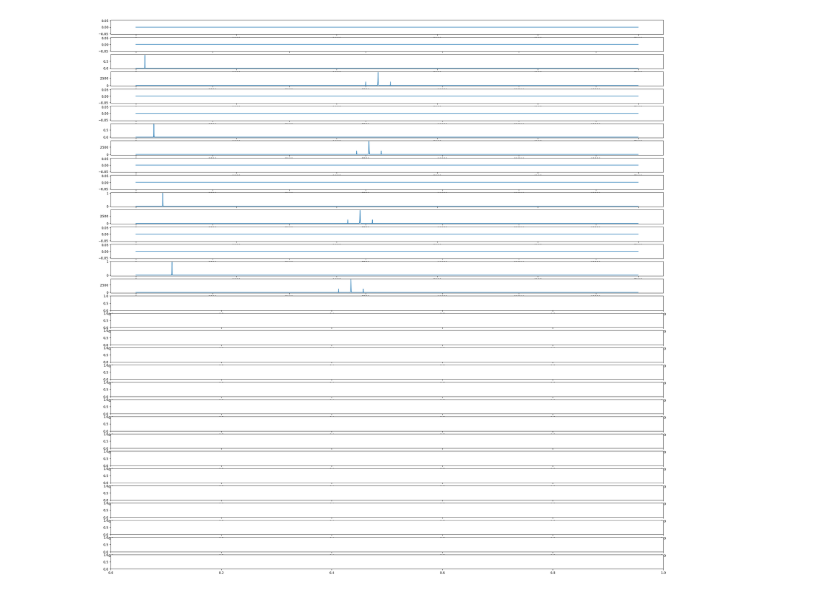
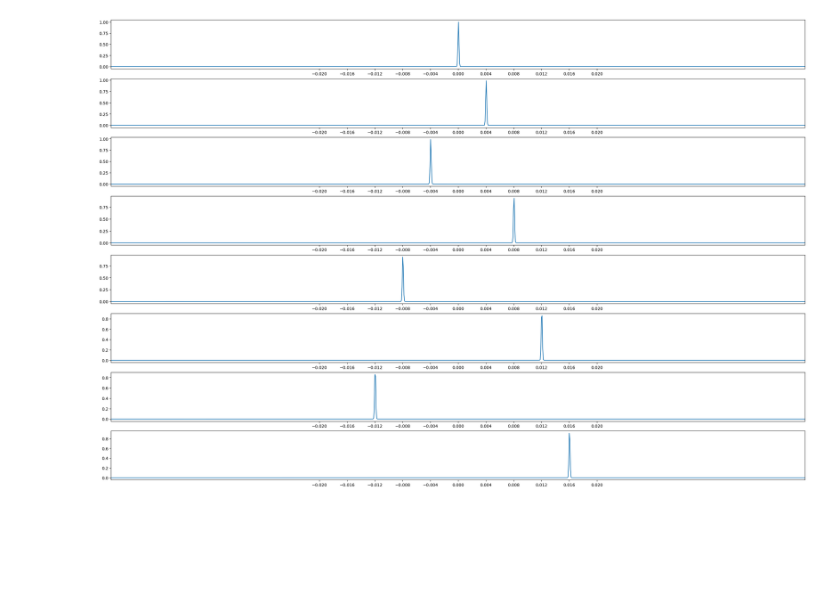
Before and after one commit to coreypowerdejong/simple_sim, a Jupyter notebook: test.ipynb, the cells around one changed output. Drawn from its saved outputs; the diff is of its cells as text; code cells hidden in the pictures; blank space fills up the shorter version.

```diff
--- a/test.ipynb
+++ b/test.ipynb
@@ -18,18 +18,19 @@ sample = test_sum(sample_size, a=255, n_cycles=50, sigma=0.1)
 object = np.zeros(n, dtype=np.complex128)
 object[n//2-sample_size//2:n//2+sample_size//2] = sample
 # %%
-_, ax = plt.subplots(32, 1, figsize=(30, 30))
+_, ax = plt.subplots(8, 1, figsize=(30, 20))
 for i, x in enumerate(led_array(n_leds=32, spacing=4e-3)):
     if i == 8:
         break
     x_out, _ = propogate_field(x)
     x_field = np.zeros(n, dtype=np.complex128)
     x_field[n//2-5000//2:n//2+5000//2] = x_out
     object_field = x_field * object
 
     # output = image(object_field, setup)
-    ax[2*i].plot(np.abs(x))
-    # ax[i].plot(np.abs(object_field))
-    ax[2*i+1].plot(np.abs(fftshift(fft(object_field, norm='ortho'))))
+    x_units = np.linspace(-0.223, 0.223, 5000)
+    ax[i].plot(x_units, np.abs(x))
+    ax[i].set_xticks([i*4e-3 for i in range(-5,6)])
+    ax[i].set_xlim(-0.05, 0.05)
 # %% [output]
-[figure, old version]
+[figure, new version]
```
